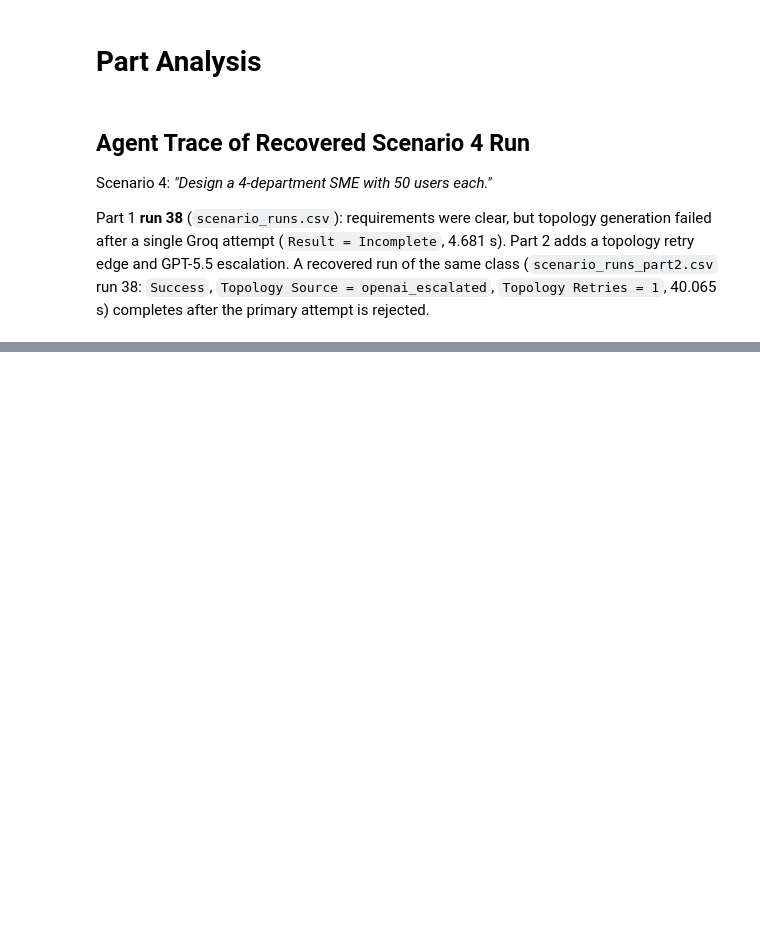
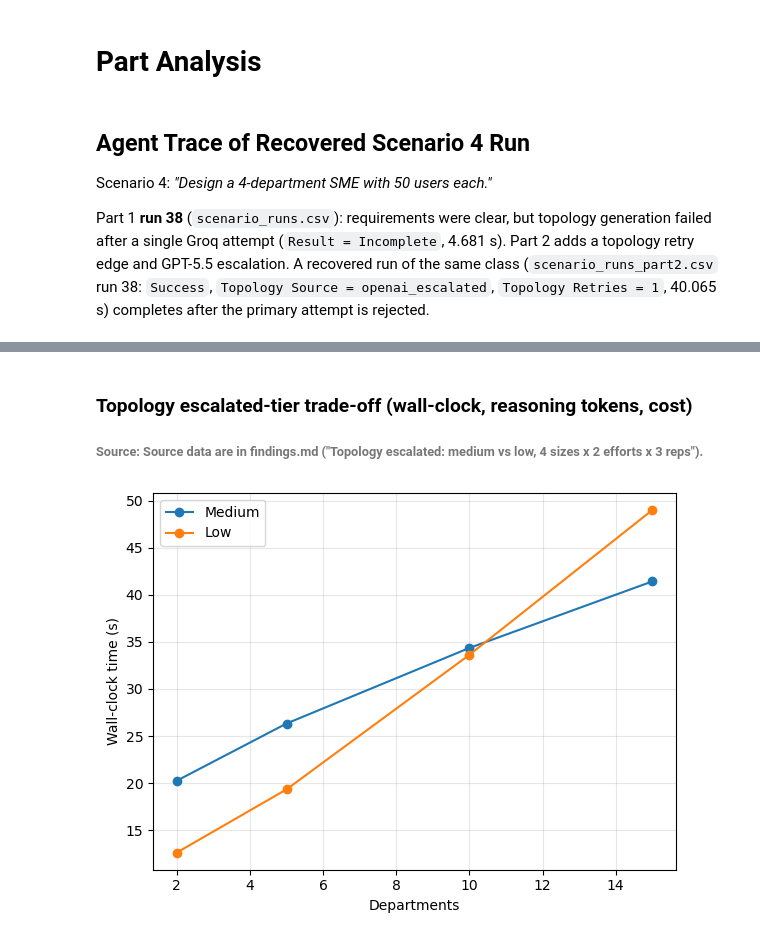
Before and after one commit to Abdisamad001/TopoScribe-AI, a Jupyter notebook: backend/data/scenario-analysis.ipynb, the cells around one changed output, grey strips where cells are left out. Drawn from its saved outputs; the diff is of its cells as text; code cells hidden in the pictures; blank space fills up the shorter version.

```diff
--- a/backend/data/scenario-analysis.ipynb
+++ b/backend/data/scenario-analysis.ipynb
@@ -168,0 +171,23 @@ plt.show()
+# %% [markdown]
+### Topology escalated-tier trade-off (wall-clock, reasoning tokens, cost)
+
+###### Source: Source data are in findings.md ("Topology escalated: medium vs low, 4 sizes x 2 efforts x 3 reps").
+# %%
+
+df = pd.DataFrame({
+    "departments": [2, 5, 10, 15],
+    "medium": [20.26, 26.33, 34.35, 41.41],
+    "low":    [12.63, 19.34, 33.62, 48.98],
+})
+
+fig, ax = plt.subplots(figsize=(6, 4.5))
+ax.plot(df.departments, df.medium, marker='o', label='Medium')
+ax.plot(df.departments, df.low, marker='o', label='Low')
+ax.set_xlabel("Departments")
+ax.set_ylabel("Wall-clock time (s)")
+ax.legend()
+ax.grid(alpha=0.3)
+plt.tight_layout()
+plt.show()
+# %% [output]
+[figure, added]
```
Also changed, not shown: parts of 6 cells of this notebook, 1 other file.
